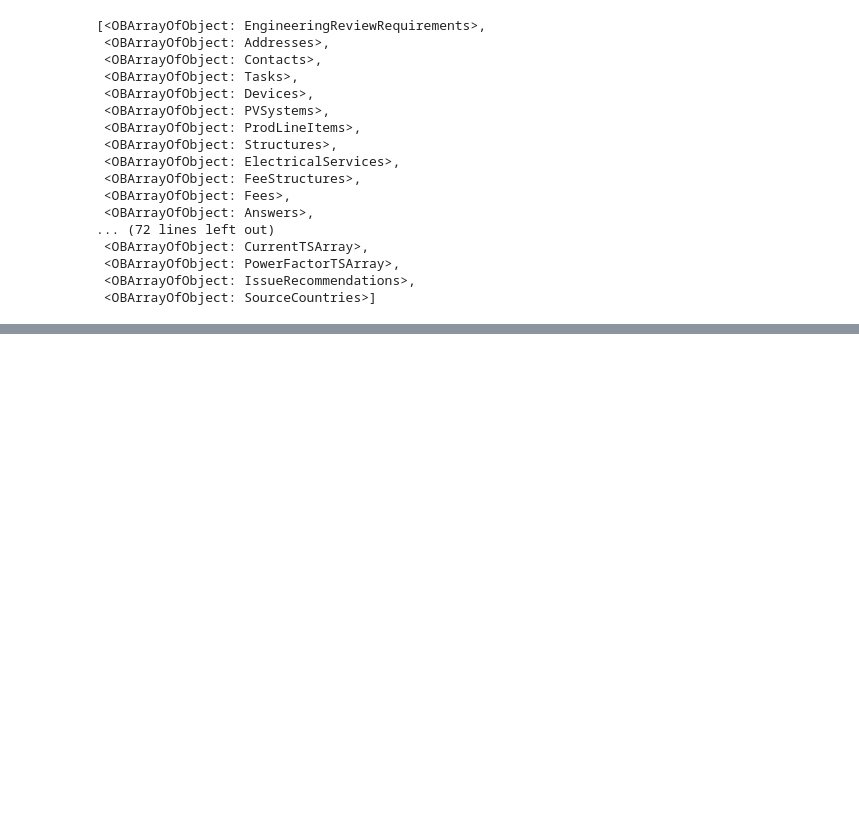
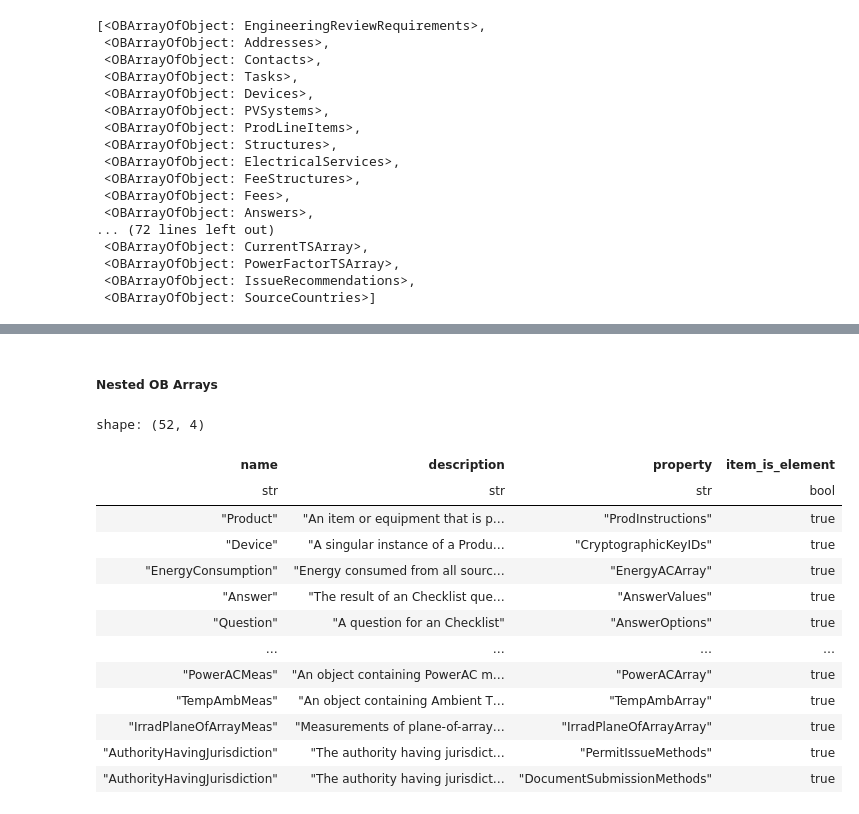
Before and after one commit to Open-Orange-Button/Orange-Button-ChecklistRegistry, a Jupyter notebook: ob_taxonomy/upload_taxonomy.ipynb, the cells around one changed output, grey strips where cells are left out. Saved outputs shown, nothing was run; the diff lists cells and outputs as text; code cells hidden in the pictures; blank space fills up the shorter version.

Commit message:
accout for nested ob object and array relationships

```diff
--- a/ob_taxonomy/upload_taxonomy.ipynb
+++ b/ob_taxonomy/upload_taxonomy.ipynb
@@ -485,0 +523,22 @@ models.OBArrayOfObject.objects.bulk_create([
+# %% [markdown]
+##### Nested OB Arrays
+# %%
+ob_objects_and_their_nested_element_arrays =  ob_object_properties.filter(pl.col('property').is_in(
+    list(models.OBArrayOfElement.objects.filter(name__in=ob_object_properties['property']).values_list('name', flat=True))
+)).with_columns(item_is_element=True)
+ob_objects_and_their_nested_element_arrays
+# %% [output]
+shape: (52, 4)
+| name | description | property | item_is_element |
+| str | str | str | bool |
+| "Product" | "An item or equipment that is p… | "ProdInstructions" | true |
+| "Device" | "A singular instance of a Produ… | "CryptographicKeyIDs" | true |
+| "EnergyConsumption" | "Energy consumed from all sourc… | "EnergyACArray" | true |
+| "Answer" | "The result of an Checklist que… | "AnswerValues" | true |
+| "Question" | "A question for an Checklist" | "AnswerOptions" | true |
+| … | … | … | … |
+| "PowerACMeas" | "An object containing PowerAC m… | "PowerACArray" | true |
+| "TempAmbMeas" | "An object containing Ambient T… | "TempAmbArray" | true |
+| "IrradPlaneOfArrayMeas" | "Measurements of plane-of-array… | "IrradPlaneOfArrayArray" | true |
+| "AuthorityHavingJurisdiction" | "The authority having jurisdict… | "PermitIssueMethods" | true |
+| "AuthorityHavingJurisdiction" | "The authority having jurisdict… | "DocumentSubmissionMethods" | true |
```
Also changed, not shown: parts of 13 cells of this notebook, 1 other file.
